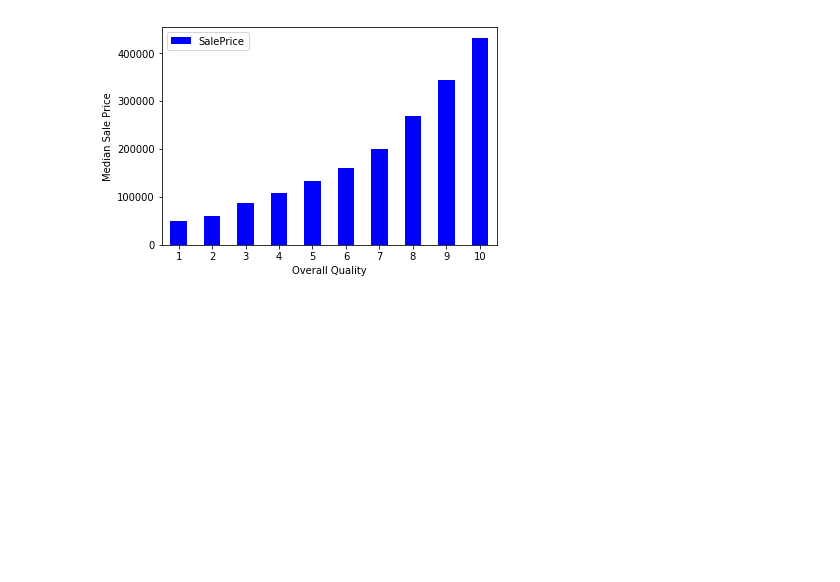
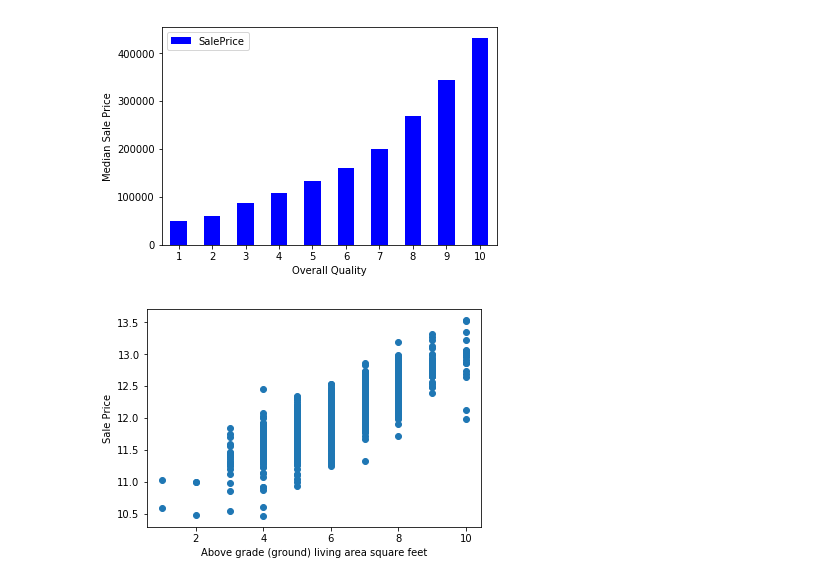
Before and after one commit to rahulvaish/MachineLearning-Python, a Jupyter notebook: HPC.ipynb, the cells around one changed output. Saved outputs shown, nothing was run; the diff lists cells and outputs as text; code cells hidden in the pictures; blank space fills up the shorter version.

```diff
--- a/HPC.ipynb
+++ b/HPC.ipynb
@@ -5,5 +5,5 @@ import scipy.stats as stats
 import matplotlib
 from matplotlib import pyplot as plt
 # %%
-df = pd.read_csv('C:/MyFolder/Data/train.csv')
+df = pd.read_csv('D:/DataScienceCollection/DataSets/HousePriceData/train.csv')
 # %%
@@ -165,3 +165,10 @@ plt.xticks(rotation=0)
 plt.show()
 # %% [output]
 [figure]
+# %%
+plt.scatter(x=df['OverallQual'], y=target)
+plt.ylabel('Sale Price')
+plt.xlabel('Above grade (ground) living area square feet')
+plt.show()
+# %% [output]
+[figure, added]
```
Also changed, not shown: parts of 4 cells of this notebook.
